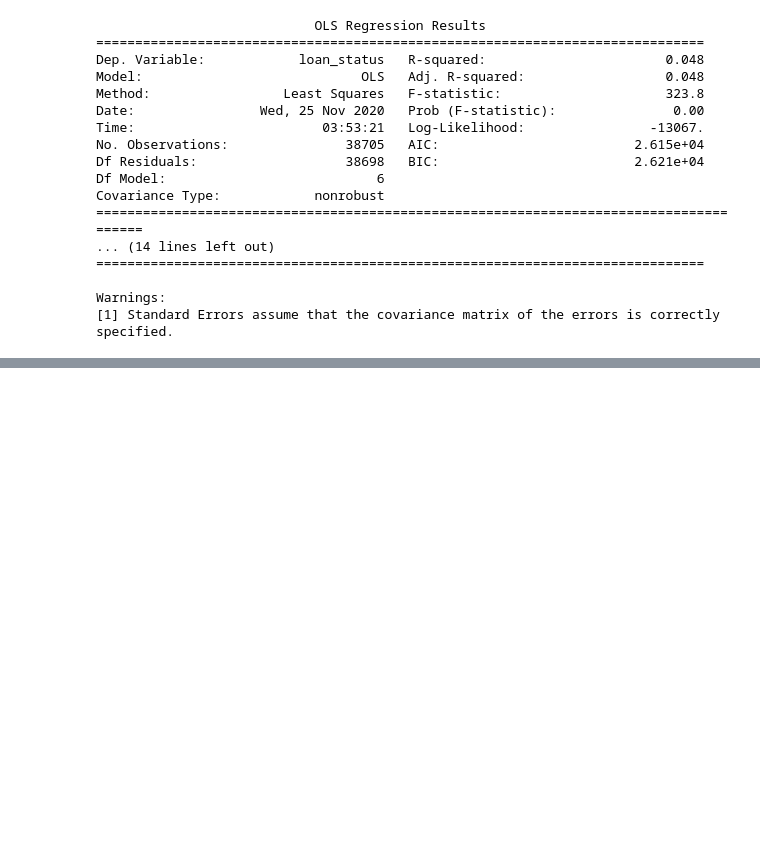
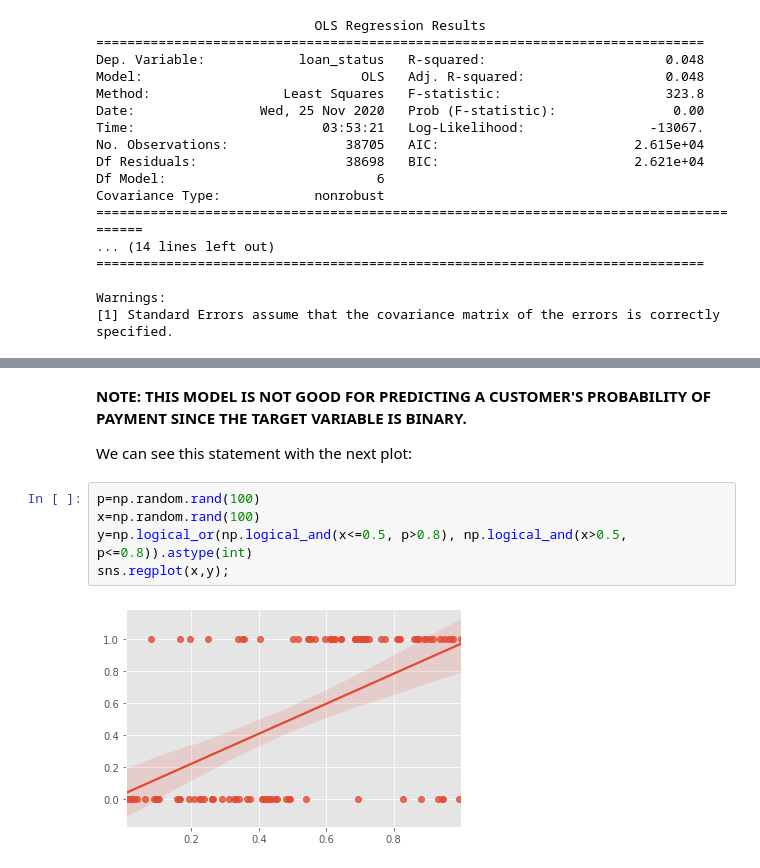
Before and after one commit to ancastillar/How-important-is-the-income-source-of-a-loan-applicant-, a Jupyter notebook: EDA_LOAN.ipynb, the cells around one changed output, grey strips where cells are left out. Saved outputs shown, nothing was run; the diff lists cells and outputs as text; blank space fills up the shorter version.

```diff
--- a/EDA_LOAN.ipynb
+++ b/EDA_LOAN.ipynb
@@ -280,0 +305,11 @@ Warnings:
+# %% [markdown]
+**NOTE: THIS MODEL IS NOT GOOD FOR PREDICTING A CUSTOMER'S PROBABILITY OF PAYMENT SINCE THE TARGET VARIABLE IS BINARY.**
+
+We can see this statement with the next plot:
+# %%
+p=np.random.rand(100)
+x=np.random.rand(100)
+y=np.logical_or(np.logical_and(x<=0.5, p>0.8), np.logical_and(x>0.5, p<=0.8)).astype(int)
+sns.regplot(x,y);
+# %% [output]
+[figure, added]
```
Also changed, not shown: parts of 2 cells of this notebook.
